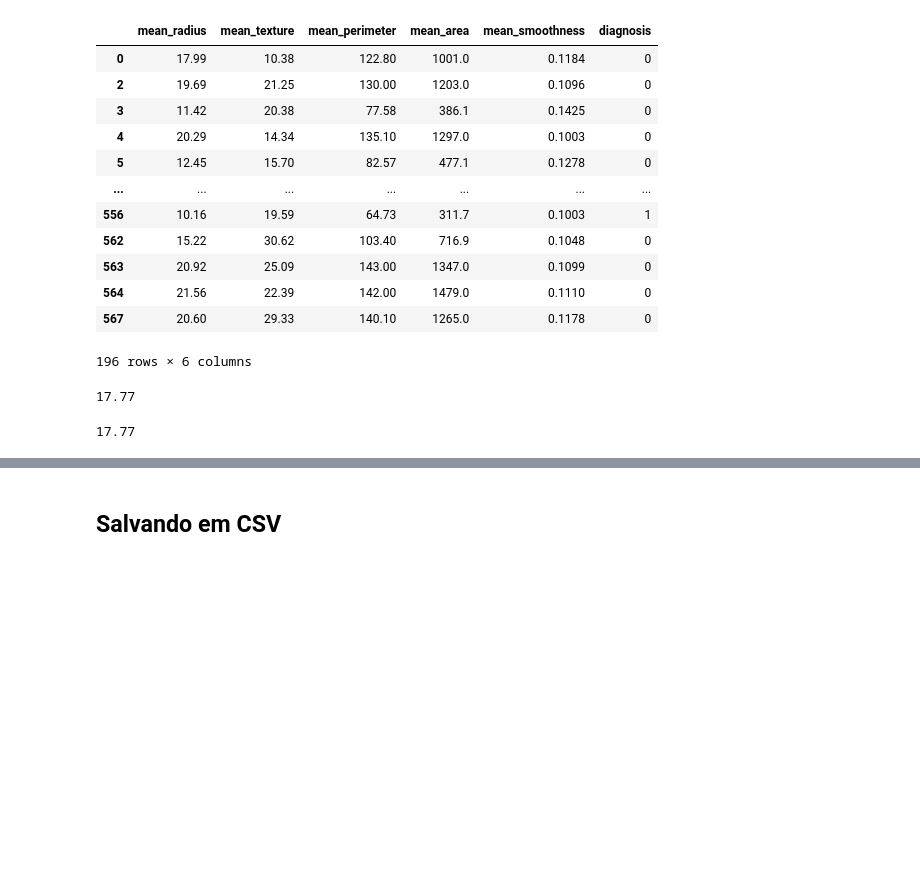
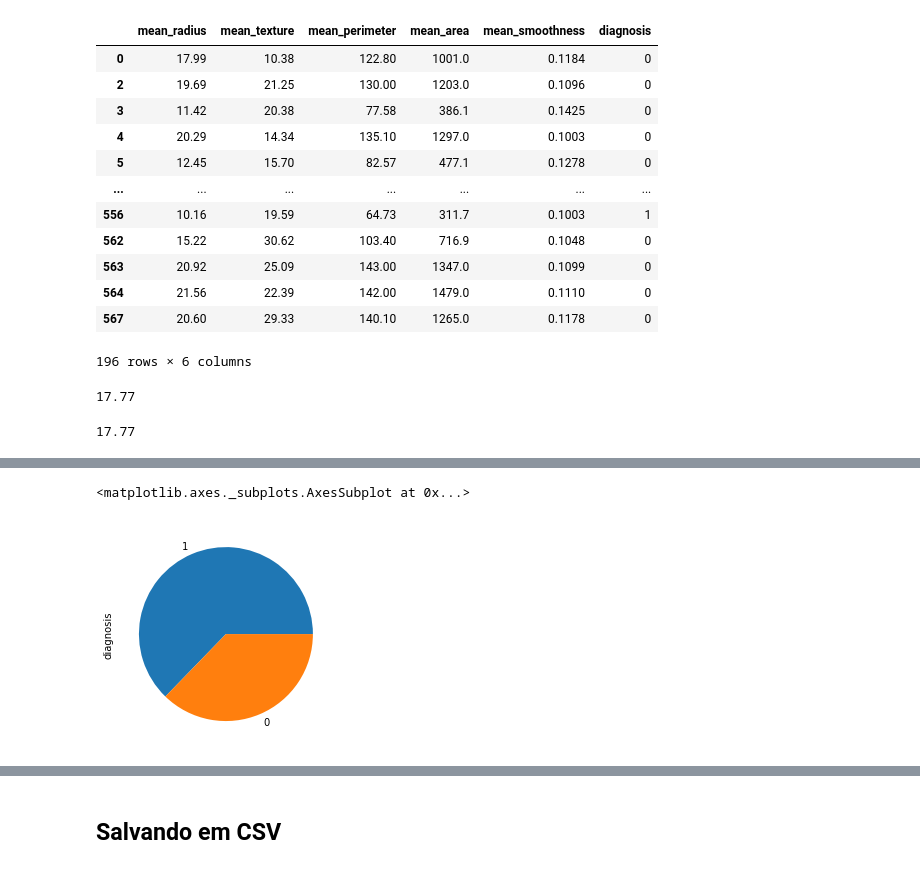
Before and after one commit to gizattos/Python, a Jupyter notebook: Pandas.ipynb, the cells around one changed output, grey strips where cells are left out. Cells and saved outputs as stored; diff of their text form; code cells hidden in the pictures; blank space fills up the shorter version.

```diff
--- a/Pandas.ipynb
+++ b/Pandas.ipynb
@@ -157,0 +259,5 @@ df1.loc[1,'mean_texture']
+# %%
+df1['diagnosis'].value_counts().plot(kind='pie',)
+# %% [output]
+<matplotlib.axes._subplots.AxesSubplot at 0x...>
+[figure, added]
```
Also changed, not shown: parts of 10 cells of this notebook.
